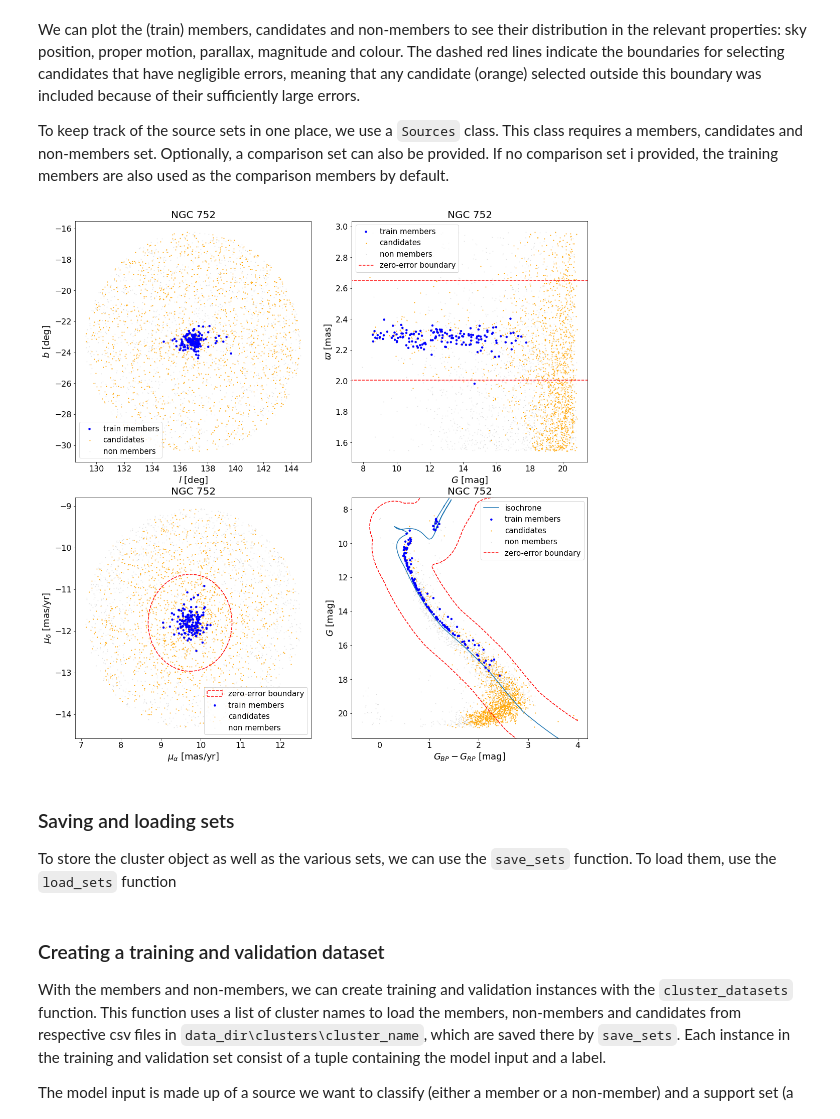
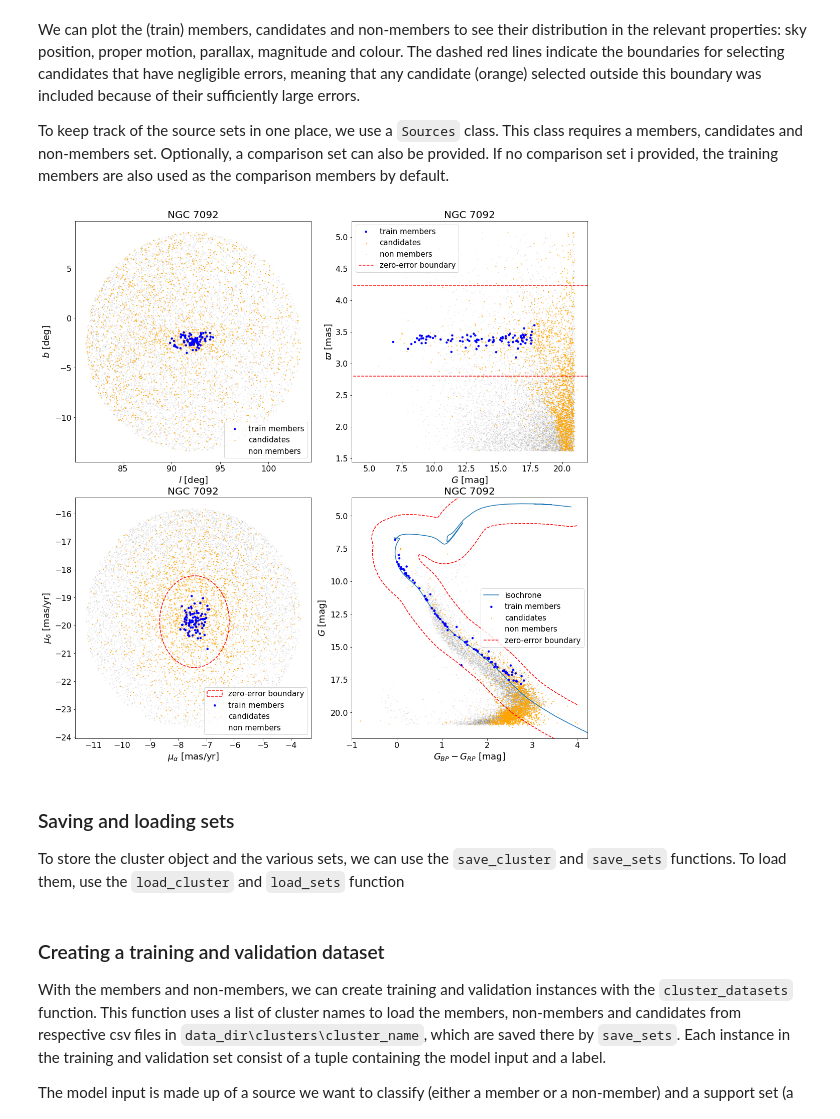
Before and after one commit to MGJvanGroeningen/gaia_oc_amd, a Jupyter notebook: tutorial.ipynb, the cells around one changed output. Drawn from its saved outputs; the diff is of its cells as text; code cells hidden in the pictures.

```diff
--- a/tutorial.ipynb
+++ b/tutorial.ipynb
@@ -31,15 +31,15 @@ The required properties and (key) are:
 
 Note: Although the distance can be calculated with the parallax, we use explicit distances obtained by Cantat-Gaudin et al. (2020). These were determined by a neural network that also took the distribution of the members in the colour-magnitude diagram (CMD) into account. The CMD distribution constrains the distance modulus and thus the distance, which is helpful as the parallax often has relatively large errors and is subject to systematic biases.
 # %%
-from gaia_oc_amd.data_preparation.utils import load_cluster_parameters
+from gaia_oc_amd.data_preparation.io import load_cluster_parameters
 from gaia_oc_amd.data_preparation.cluster import Cluster
 
 # The file cluster_parameters.tsv contains cluster properties from Cantat-Gaudin et al. (2020)
 data_dir = os.path.join(os.getcwd(), 'data')
 cluster_path = os.path.join(data_dir, 'cluster_parameters.csv')
 
-cluster_name = 'NGC_752'
-cluster_params = load_cluster_parameters(cluster_name, cluster_path)
+cluster_name = 'NGC_7092'
+cluster_params = load_cluster_parameters(cluster_path, cluster_name)
 
 print(cluster_params)
 
@@ -108,10 +117,10 @@ Next, we load the isochrone corresponding to the age, initial metallicity and di
 
 As the print statements in the next cell show, the isochrone dataframe contains many columns. For our purposes, we only need two of them: the G magnitude 'phot_g_mean_mag' and the BP-RP colour 'bp_rp'. Note that the 'logAge' is the same as that of the cluster
 # %%
-from gaia_oc_amd.data_preparation.isochrone import make_isochrone
+from gaia_oc_amd.data_preparation.io import load_isochrone
 
 isochrone_path = os.path.join(data_dir, 'isochrones.dat')
-isochrone = make_isochrone(isochrone_path, cluster)
+isochrone = load_isochrone(isochrone_path, cluster)
 
 print(isochrone.columns)
 
@@ -213,19 +222,19 @@ from gaia_oc_amd.data_preparation.parse_cone import parse_cone
 
 # candidate selection params
 max_r = 60.
-pm_errors = 5.
+pm_error_weight = 5.
 g_delta = 1.5
 bp_rp_delta = 0.5
-source_errors = 3.
+source_error_weight = 3.
 
-members, candidates, non_members, comparison = parse_cone(cluster, cone, isochrone, hp_train_member_identities,
+members, candidates, non_members, comparison = parse_cone(cone, cluster, isochrone, hp_train_member_identities,
                                                           comparison_ids=comparison_member_identities,
                                                           comparison_probs=comparison_member_probabilities,
                                                           max_r=max_r,
-                                                          pm_errors=pm_errors,
+                                                          pm_error_weight=pm_error_weight,
                                                           g_delta=g_delta,
                                                           bp_rp_delta=bp_rp_delta,
-                                                          source_errors=source_errors)
+                                                          source_error_weight=source_error_weight)
 
 print('Members:', len(members))
 print('Candidates:', len(candidates))
@@ -243,15 +252,15 @@ To keep track of the source sets in one place, we use a `Sources` class. This cl
 # %%
 from gaia_oc_amd.data_preparation.sets import Sources
 from gaia_oc_amd.candidate_evaluation.visualization import plot_sources
 
 cluster_save_dir = os.path.join(data_dir, 'clusters', cluster.name)
-sources = Sources(members, candidates, non_members, comparison_members=comparison)
+sources = Sources(members, candidates, non_members, comparison=comparison)
 
 plot_sources(sources, cluster, cluster_save_dir, isochrone=isochrone, plot_type='candidates')
 # %% [output]
-[figure, old version]
+[figure, new version]
 # %% [markdown]
 ### Saving and loading sets
 
-To store the cluster object as well as the various sets, we can use the `save_sets` function. To load them, use the `load_sets` function
+To store the cluster object and the various sets, we can use the `save_cluster` and `save_sets` functions. To load them, use the `load_cluster` and `load_sets` function
 # %%
```
Also changed, not shown: parts of 30 cells of this notebook.
